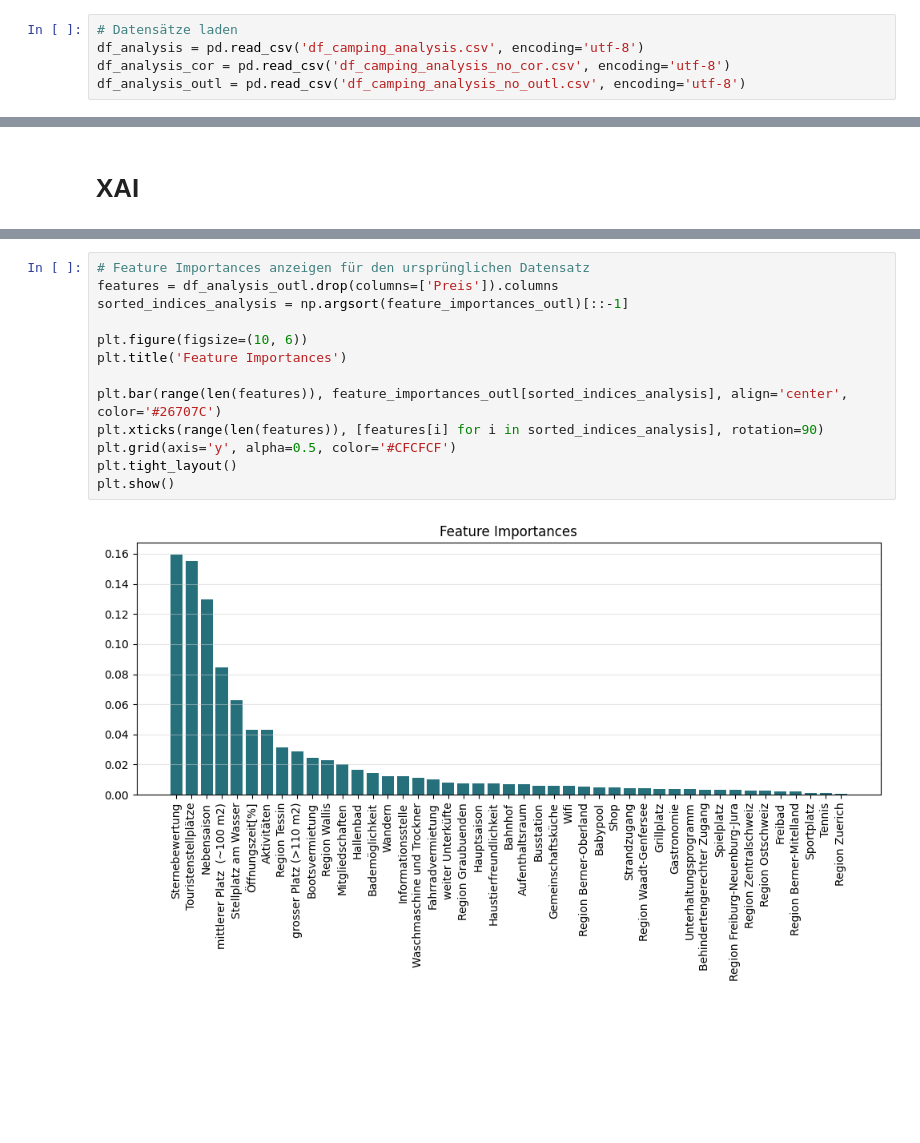
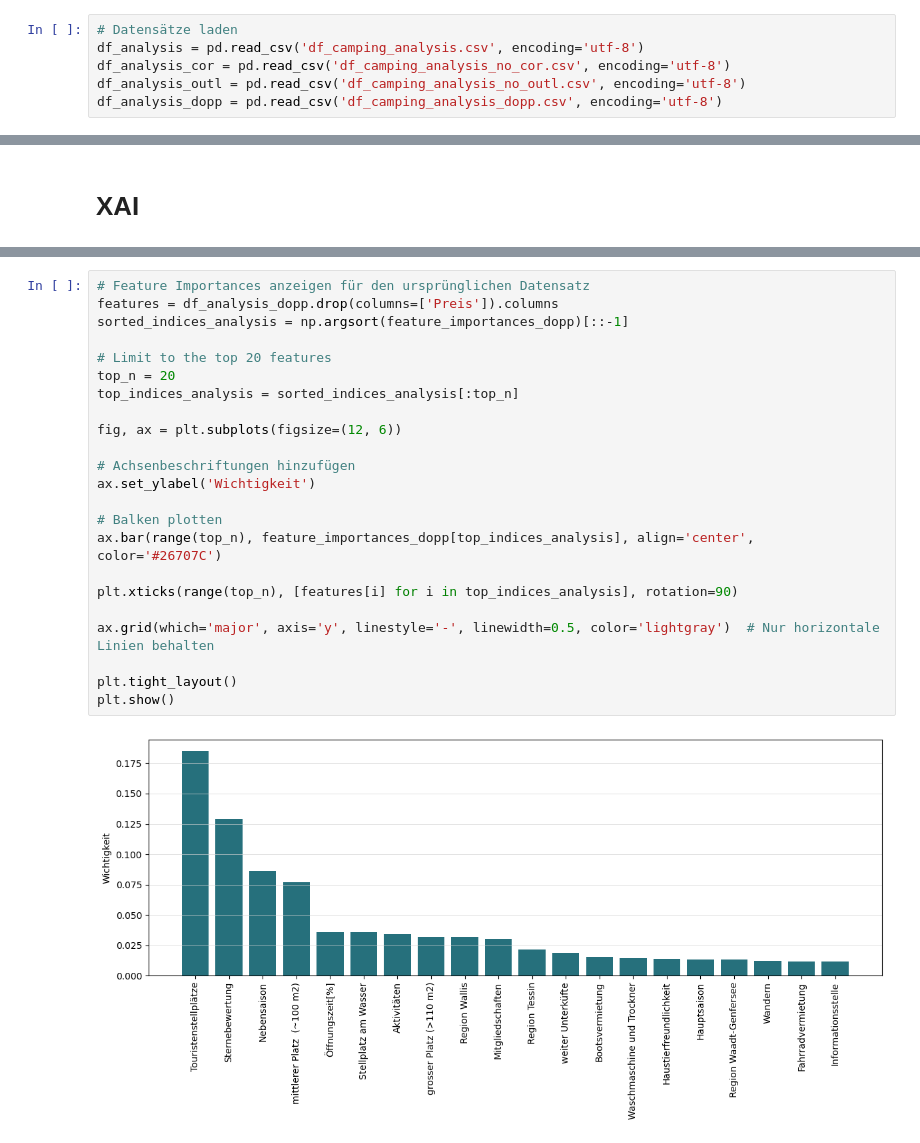
Before and after one commit to lydia-sa/Masterarbeit_Camping, a Jupyter notebook: _05_random_forest.ipynb, the cells around one changed output, grey strips where cells are left out. Drawn from its saved outputs; the diff is of its cells as text; blank space fills up the shorter version.

```diff
--- a/_05_random_forest.ipynb
+++ b/_05_random_forest.ipynb
@@ -16,4 +17,5 @@ import matplotlib.pyplot as plt
 df_analysis = pd.read_csv('df_camping_analysis.csv', encoding='utf-8')
 df_analysis_cor = pd.read_csv('df_camping_analysis_no_cor.csv', encoding='utf-8')
 df_analysis_outl = pd.read_csv('df_camping_analysis_no_outl.csv', encoding='utf-8')
+df_analysis_dopp = pd.read_csv('df_camping_analysis_dopp.csv', encoding='utf-8')
 # %%
@@ -202,16 +207,26 @@ results
 # %%
 # Feature Importances anzeigen für den ursprünglichen Datensatz
-features = df_analysis_outl.drop(columns=['Preis']).columns
-sorted_indices_analysis = np.argsort(feature_importances_outl)[::-1]
+features = df_analysis_dopp.drop(columns=['Preis']).columns
+sorted_indices_analysis = np.argsort(feature_importances_dopp)[::-1]
 
-plt.figure(figsize=(10, 6))
-plt.title('Feature Importances')
+# Limit to the top 20 features
+top_n = 20
+top_indices_analysis = sorted_indices_analysis[:top_n]
 
-plt.bar(range(len(features)), feature_importances_outl[sorted_indices_analysis], align='center', color='#26707C')
-plt.xticks(range(len(features)), [features[i] for i in sorted_indices_analysis], rotation=90)
-plt.grid(axis='y', alpha=0.5, color='#CFCFCF')
+fig, ax = plt.subplots(figsize=(12, 6))
+
+# Achsenbeschriftungen hinzufügen
+ax.set_ylabel('Wichtigkeit')
+
+# Balken plotten
+ax.bar(range(top_n), feature_importances_dopp[top_indices_analysis], align='center', color='#26707C')
+
+plt.xticks(range(top_n), [features[i] for i in top_indices_analysis], rotation=90)
+
+ax.grid(which='major', axis='y', linestyle='-', linewidth=0.5, color='lightgray')  # Nur horizontale Linien behalten
+
 plt.tight_layout()
 plt.show()
 # %% [output]
-[figure, old version]
+[figure, new version]
 # %%
```
Also changed, not shown: parts of 8 cells of this notebook, 4 other files.
